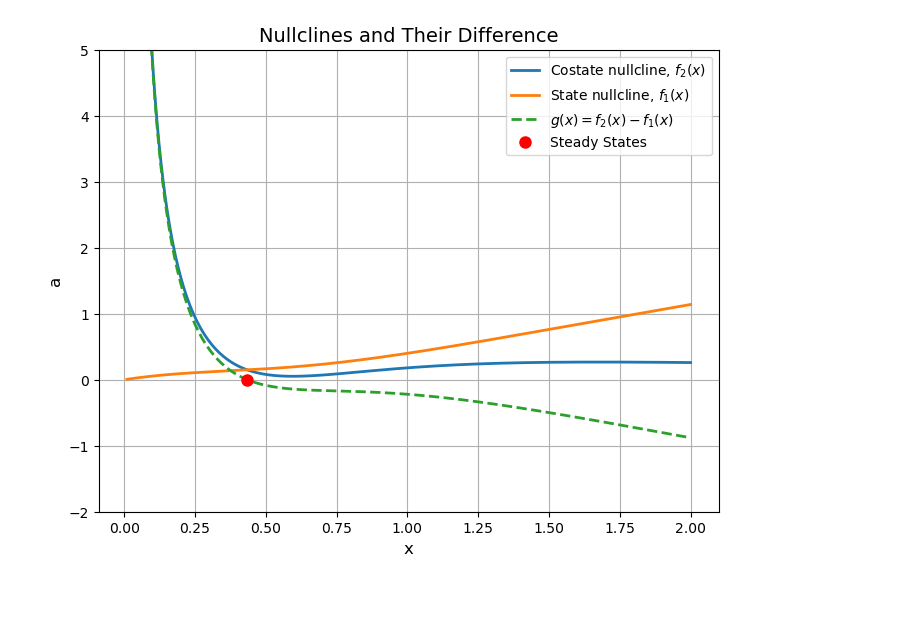
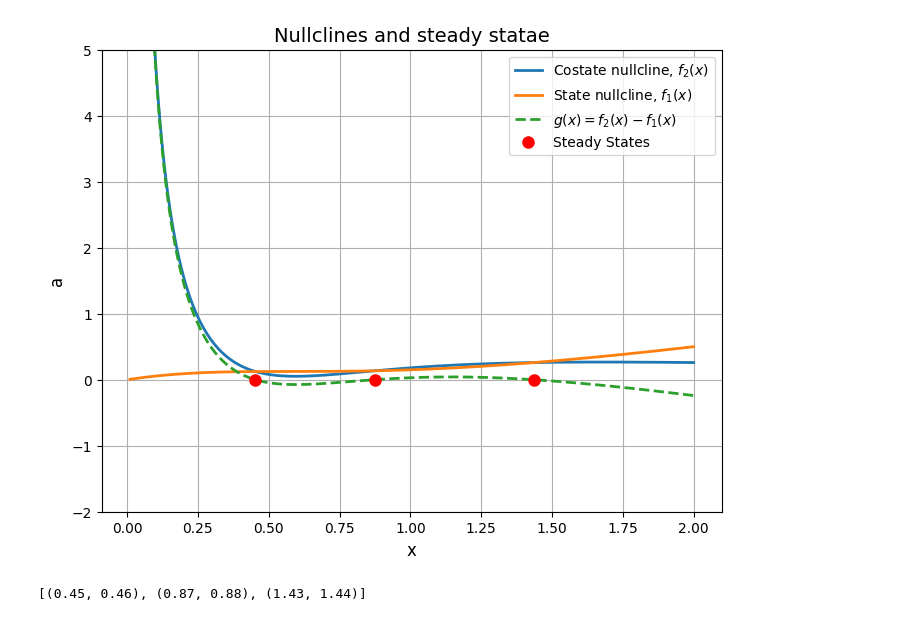
Before and after one commit to imaanb/CED2_A3, a Jupyter notebook: a3.ipynb, the cells around one changed output. Cells and saved outputs as stored; diff of their text form; code cells hidden in the pictures; blank space fills up the shorter version.

Commit message:
b_intermediate_value

```diff
--- a/a3.ipynb
+++ b/a3.ipynb
@@ -7,7 +7,7 @@ def nullcline_a(x,p,b,c):
      return (p + b - (2*x)/((x**2 + 1)**2)) / (2 * c * x)
 
 def nullcline_x(b,x):
-    return b * x - (x**2) / ((x**2 + 1)**2)
+    return b * x - (x**2) / ((x**2 + 1))
 
 b = 0.65
 p = 0.03
@@ -18,31 +18,53 @@ f2 = nullcline_a(x, p, b, c)
 f1 = nullcline_x(b, x)
 g_x = f2 - f1
 
 fig, ax = plt.subplots(figsize=(8, 6))
 ax.plot(x, f2, label='Costate nullcline, $f_2(x)$', lw=2)
 ax.plot(x, f1, label='State nullcline, $f_1(x)$', lw=2)
 
 # Plot the difference g(x)
 ax.plot(x, g_x, label='$g(x)=f_2(x)-f_1(x)$', lw=2, ls='--')
 
 # Find and mark zeros of g(x) (steady states)
 roots = []
 for i in range(len(x)-1):
     if g_x[i] * g_x[i+1] < 0:
         root = fsolve(lambda xi: nullcline_a(xi, p, b, c) - nullcline_x(b, xi), (x[i] + x[i+1]) / 2)
         roots.append(root[0])
 roots = np.array(roots)
 if roots.size > 0:
     ax.plot(roots, np.zeros_like(roots), 'ro', markersize=8, label='Steady States')
 
 # Customize the plot
 ax.set_xlabel('x', fontsize=12)
 ax.set_ylabel('a', fontsize=12)
 ax.set_title('Nullclines and steady statae', fontsize=14)
 ax.grid(True)
 ax.legend(fontsize=10)
 ax.set_ylim(-2, 5)
 
 plt.show()
 # %% [output]
-[figure, old version]
+[figure, new version]
+# %%
+h = .01
+xi = np.linspace(0.01, 10, 1000)
+
+b = 0.65
+p = 0.03
+c = 0.5
+
+f2 = nullcline_a(xi, p, b, c)
+f1 = nullcline_x(b, xi)
+g_x = f2 - f1
+
+
+def intermediate_value():
+    intervals = []
+    for i in range(len(xi)-1):
+        if g_x[i] * g_x[i+1] < 0:
+            intervals.append(((i+1)/100, (i+2)/100)) # account for starting at .01 instead of zero.
+    return intervals
+print(intermediate_value())
+# %% [output]
+[(0.45, 0.46), (0.87, 0.88), (1.43, 1.44)]
```
